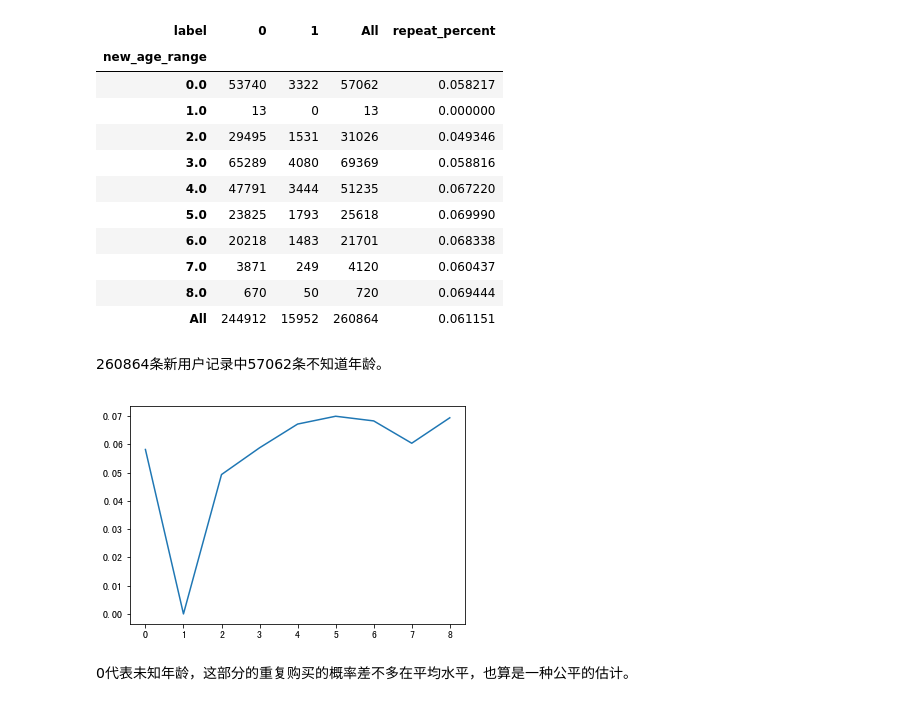
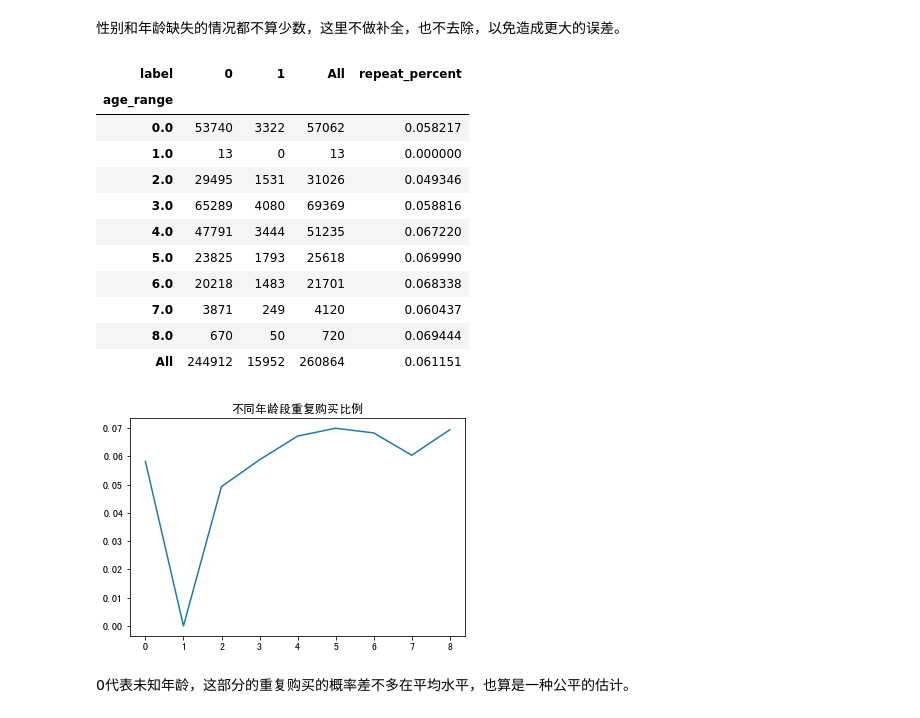
Before and after one commit to ArwenChan/notebooks, a Jupyter notebook: repeat-buyers.ipynb, the cells around one changed output. Saved outputs shown, nothing was run; the diff lists cells and outputs as text; code cells hidden in the pictures.

```diff
--- a/repeat-buyers.ipynb
+++ b/repeat-buyers.ipynb
@@ -57 +70,10 @@ non in label: 0
+# %%
+new_train = train_data.copy()
+# %%
+def fill_na_age_and_gender(data):
+    values = {'gender': 2, 'age_range': 0}
+    return data.fillna(value=values)
+# %%
+new_train = fill_na_age_and_gender(new_train)
+train_user_habit = fill_na_age_and_gender(train_user_habit)
 # %% [markdown]
@@ -81,10 +83,12 @@ See the caveats in the documentation: http://pandas.pydata.org/pandas-docs/stabl
+# %% [markdown]
+性别和年龄缺失的情况都不算少数，这里不做补全，也不去除，以免造成更大的误差。
 # %%
-age_data = pd.crosstab(train_data['new_age_range'], train_data['label'], margins=True)
+age_data = pd.crosstab(new_train['age_range'], new_train['label'], margins=True)
 age_data['repeat_percent'] = age_data[1] / age_data['All']
 age_data
 # %% [output]
 | label | 0 | 1 | All | repeat_percent |
-| new_age_range |  |  |  |  |
+| age_range |  |  |  |  |
 | 0.0 | 53740 | 3322 | 57062 | 0.058217 |
 | 1.0 | 13 | 0 | 13 | 0.000000 |
 | 2.0 | 29495 | 1531 | 31026 | 0.049346 |
@@ -95,12 +99,11 @@ age_data
 | 7.0 | 3871 | 249 | 4120 | 0.060437 |
 | 8.0 | 670 | 50 | 720 | 0.069444 |
 | All | 244912 | 15952 | 260864 | 0.061151 |
-# %% [markdown]
-260864条新用户记录中57062条不知道年龄。
 # %%
 plt.plot(age_data.iloc[0:9, 3])
+plt.title('不同年龄段重复购买比例')
 plt.show()
 # %% [output]
-[figure, old version]
+[figure, new version]
 # %% [markdown]
 0代表未知年龄，这部分的重复购买的概率差不多在平均水平，也算是一种公平的估计。
```
Also changed, not shown: parts of 76 cells of this notebook.
